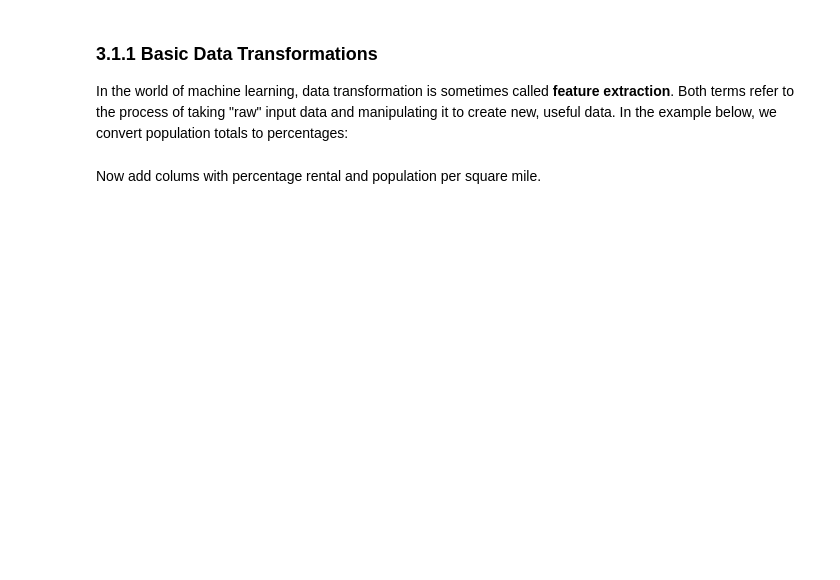
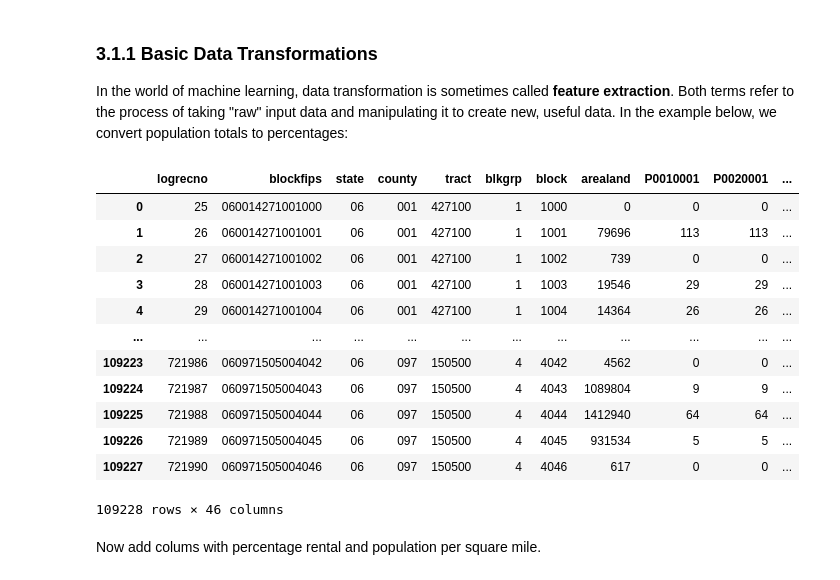
Before and after one commit to daisybellelewis/CYPLAN255, a Jupyter notebook: notebooks/lecture_08_data_analysis.ipynb, the cells around one changed output. Drawn from its saved outputs; the diff is of its cells as text; code cells hidden in the pictures; blank space fills up the shorter version.

```diff
--- a/notebooks/lecture_08_data_analysis.ipynb
+++ b/notebooks/lecture_08_data_analysis.ipynb
@@ -162,9 +260,23 @@ In the world of machine learning, data transformation is sometimes called **feat
 # %%
 sf1['pct_black'] = sf1['P0030003'] / sf1['P0030001'] * 100
 sf1['pct_asian'] = sf1['P0030005'] / sf1['P0030001'] * 100
 sf1['pct_white'] = sf1['P0030002'] / sf1['P0030001'] * 100
 sf1['pct_hisp'] = sf1['P0040003'] / sf1['P0040001'] * 100
-sf1.sample(3)
+sf1
+# %% [output]
+|  | logrecno | blockfips | state | county | tract | blkgrp | block | arealand | P0010001 | P0020001 | ... |
+| 0 | 25 | 060014271001000 | 06 | 001 | 427100 | 1 | 1000 | 0 | 0 | 0 | ... |
+| 1 | 26 | 060014271001001 | 06 | 001 | 427100 | 1 | 1001 | 79696 | 113 | 113 | ... |
+| 2 | 27 | 060014271001002 | 06 | 001 | 427100 | 1 | 1002 | 739 | 0 | 0 | ... |
+| 3 | 28 | 060014271001003 | 06 | 001 | 427100 | 1 | 1003 | 19546 | 29 | 29 | ... |
+| 4 | 29 | 060014271001004 | 06 | 001 | 427100 | 1 | 1004 | 14364 | 26 | 26 | ... |
+| ... | ... | ... | ... | ... | ... | ... | ... | ... | ... | ... | ... |
+| 109223 | 721986 | 060971505004042 | 06 | 097 | 150500 | 4 | 4042 | 4562 | 0 | 0 | ... |
+| 109224 | 721987 | 060971505004043 | 06 | 097 | 150500 | 4 | 4043 | 1089804 | 9 | 9 | ... |
+| 109225 | 721988 | 060971505004044 | 06 | 097 | 150500 | 4 | 4044 | 1412940 | 64 | 64 | ... |
+| 109226 | 721989 | 060971505004045 | 06 | 097 | 150500 | 4 | 4045 | 931534 | 5 | 5 | ... |
+| 109227 | 721990 | 060971505004046 | 06 | 097 | 150500 | 4 | 4046 | 617 | 0 | 0 | ... |
+109228 rows × 46 columns
 # %% [markdown]
 Now add colums with percentage rental and population per square mile.
 # %%
```
Also changed, not shown: parts of 71 cells of this notebook, 1 other file.
